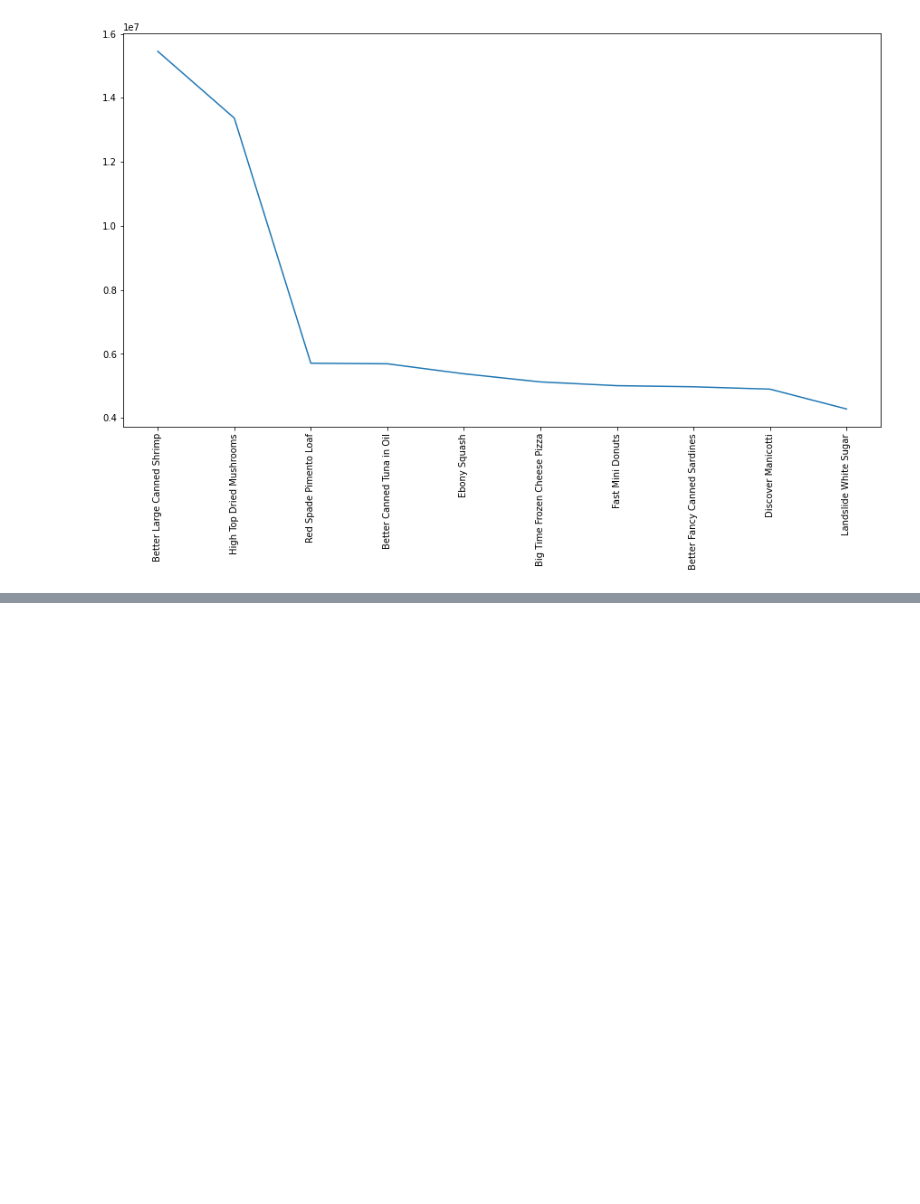
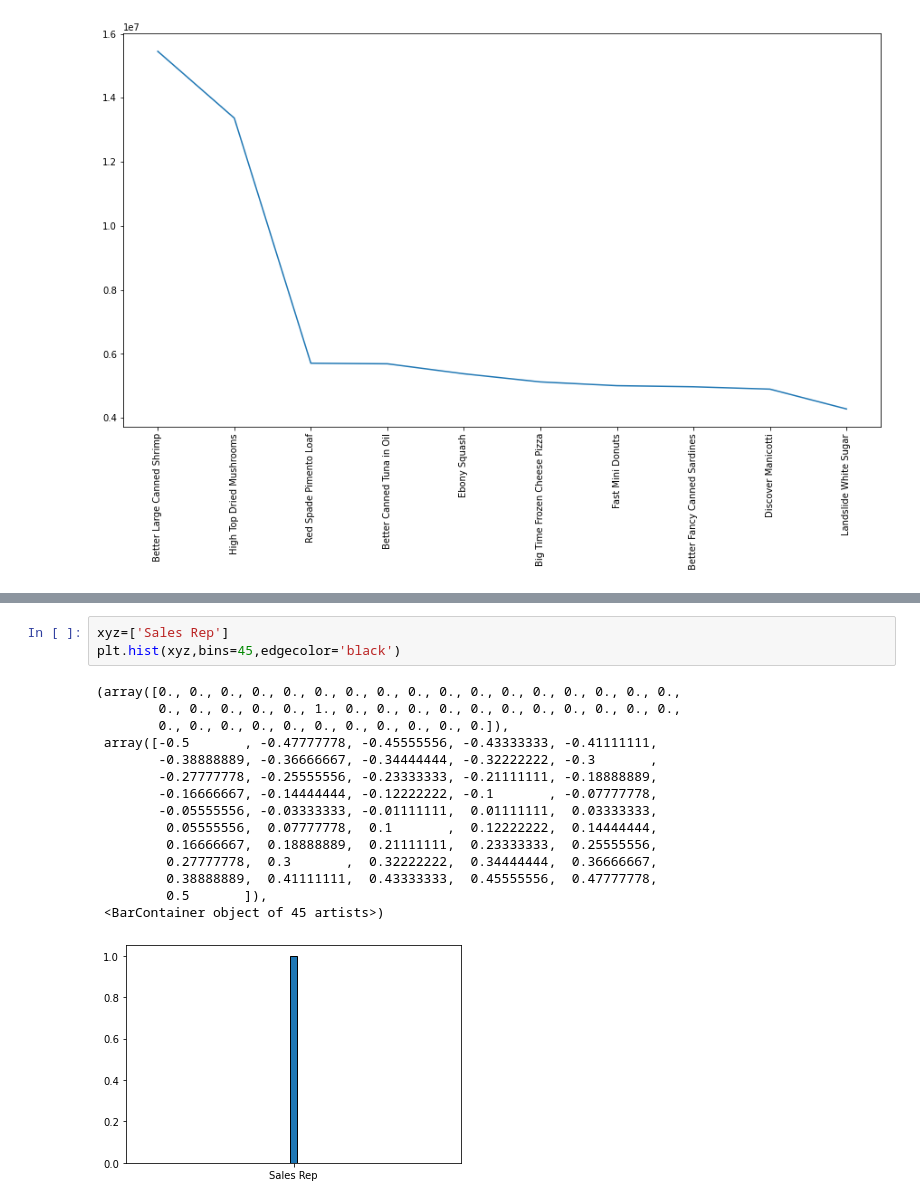
Before and after one commit to AmanKr97/Analyzing-Amazon-Sales-data, a Jupyter notebook: Analyzing Amazon Sales data.ipynb, the cells around one changed output, grey strips where cells are left out. Cells and saved outputs as stored; diff of their text form; blank space fills up the shorter version.

```diff
--- a/Analyzing Amazon Sales data.ipynb
+++ b/Analyzing Amazon Sales data.ipynb
@@ -302,0 +413,19 @@ plt.show()
+# %%
+xyz=['Sales Rep']
+plt.hist(xyz,bins=45,edgecolor='black')
+# %% [output]
+(array([0., 0., 0., 0., 0., 0., 0., 0., 0., 0., 0., 0., 0., 0., 0., 0., 0.,
+        0., 0., 0., 0., 0., 1., 0., 0., 0., 0., 0., 0., 0., 0., 0., 0., 0.,
+        0., 0., 0., 0., 0., 0., 0., 0., 0., 0., 0.]),
+ array([-0.5       , -0.47777778, -0.45555556, -0.43333333, -0.41111111,
+        -0.38888889, -0.36666667, -0.34444444, -0.32222222, -0.3       ,
+        -0.27777778, -0.25555556, -0.23333333, -0.21111111, -0.18888889,
+        -0.16666667, -0.14444444, -0.12222222, -0.1       , -0.07777778,
+        -0.05555556, -0.03333333, -0.01111111,  0.01111111,  0.03333333,
+         0.05555556,  0.07777778,  0.1       ,  0.12222222,  0.14444444,
+         0.16666667,  0.18888889,  0.21111111,  0.23333333,  0.25555556,
+         0.27777778,  0.3       ,  0.32222222,  0.34444444,  0.36666667,
+         0.38888889,  0.41111111,  0.43333333,  0.45555556,  0.47777778,
+         0.5       ]),
+ <BarContainer object of 45 artists>)
+[figure, added]
```
Also changed, not shown: parts of 45 cells of this notebook.
